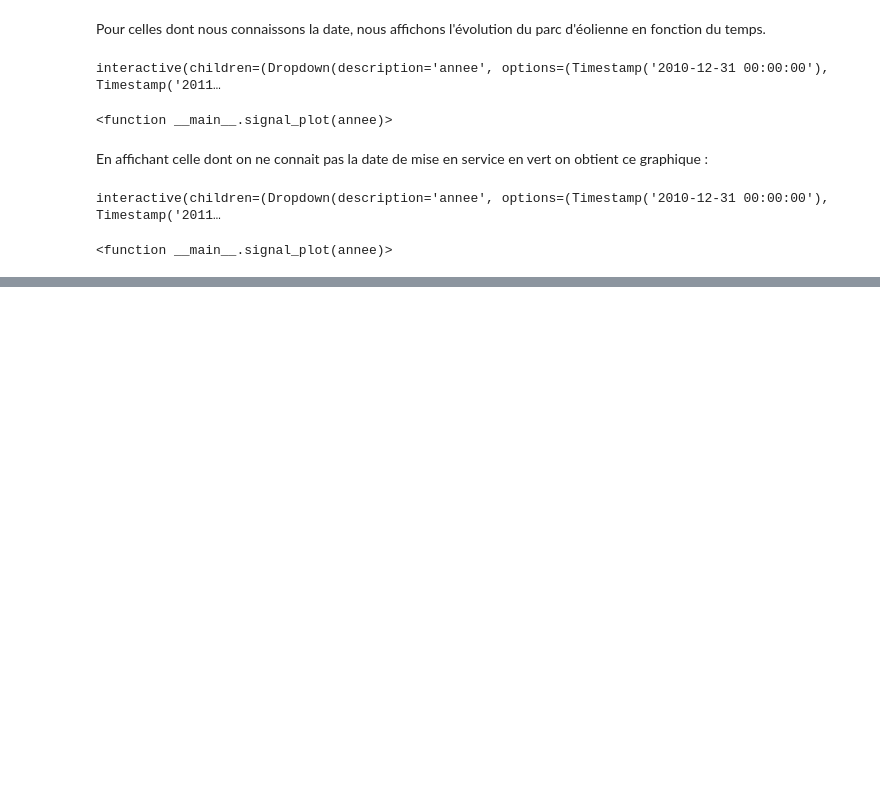
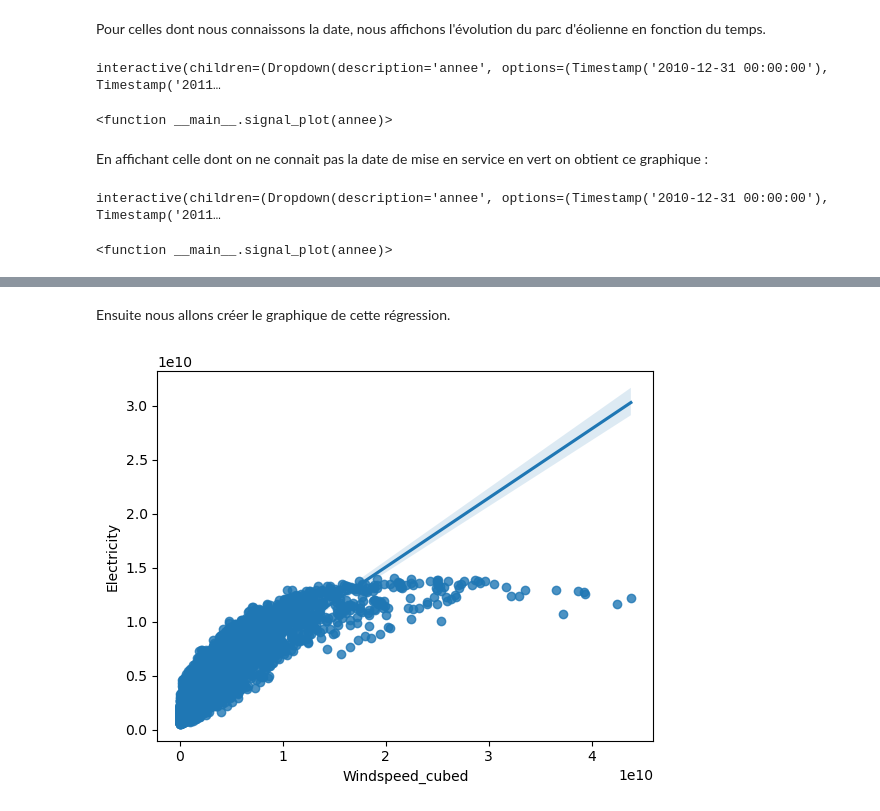
Before and after one commit to Basso42/Production-eolienne-ENSAE, a Jupyter notebook: ProjetPython.ipynb, the cells around one changed output, grey strips where cells are left out. Drawn from its saved outputs; the diff is of its cells as text; code cells hidden in the pictures; blank space fills up the shorter version.

```diff
--- a/ProjetPython.ipynb
+++ b/ProjetPython.ipynb
@@ -747,0 +1001,8 @@ Nous utilisons ensuite des modèles de machine learning plus performants pour d
+# %%
+#On retire les caractères problématiques
+caracteres = ["+01:00"," ","+02:00"]
+
+for string in caracteres:
+    data_RTE["Time"] = data_RTE["Time"].apply(lambda x: x.replace(string, ''))
+
+data_RTE["Time"] = data_RTE["Time"].str[:-3]
@@ -747,0 +1022,2 @@ Nous utilisons ensuite des modèles de machine learning plus performants pour d
+# %%
+data_RTE['Electricity'] = (1e6)*data_RTE['Electricity']
@@ -747,0 +1026,3 @@ Nous utilisons ensuite des modèles de machine learning plus performants pour d
+# %%
+#On crée notre base de données finales grâce à une fusion s'opérant sur la colonne des dates
+data = data_RTE.merge(vent_somme, on='Time')
@@ -747,0 +1116,15 @@ Nous utilisons ensuite des modèles de machine learning plus performants pour d
+# %% [markdown]
+Ensuite nous allons créer le graphique de cette régression.
+# %%
+#On importe le package nécessaire
+import seaborn as sns
+
+#On définie une fonction qui affiche le graphique d'une régression
+def plot_linear_regression(x, y, z):
+    plot = sns.regplot(x=z, y=y, data=x)
+    return plot
+# %%
+#On affiche le graphique de l'équation (1)
+plot = plot_linear_regression(data, "Electricity", "Windspeed_cubed")
+# %% [output]
+[figure, added]
```
Also changed, not shown: parts of 94 cells of this notebook.
